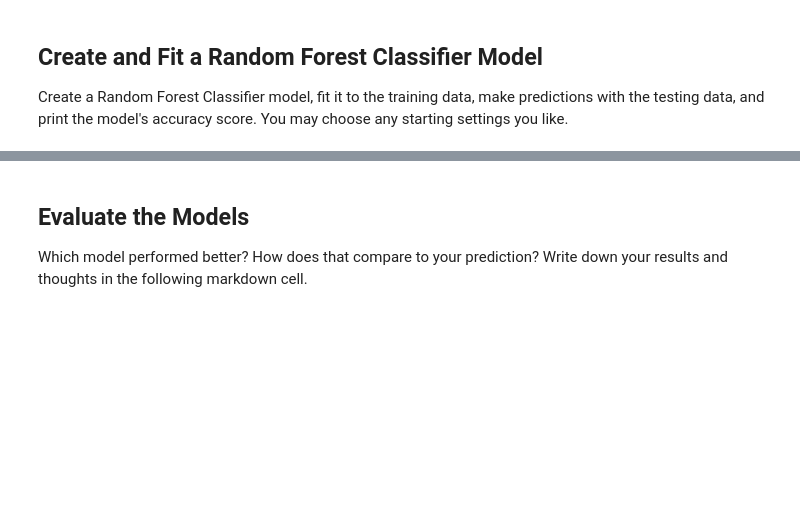
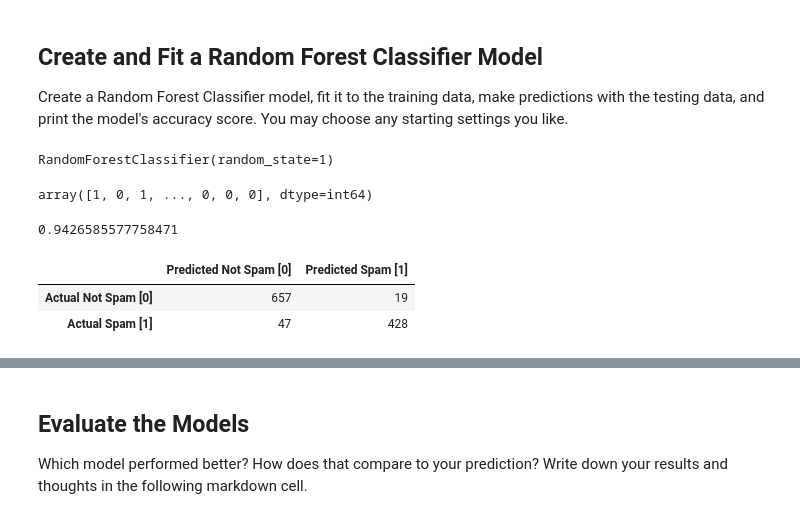
Before and after one commit to rune-encoder/classification-challenge, a Jupyter notebook: spam_detector.ipynb, the cells around one changed output, grey strips where cells are left out. Saved outputs shown, nothing was run; the diff lists cells and outputs as text; code cells hidden in the pictures; blank space fills up the shorter version.

```diff
--- a/spam_detector.ipynb
+++ b/spam_detector.ipynb
@@ -181,10 +216,42 @@ Create a Random Forest Classifier model, fit it to the training data, make predi
 # %%
 # Train a Random Forest Classifier model and print the model score
 from sklearn.ensemble import RandomForestClassifier
+
+rf_model = RandomForestClassifier(
+    random_state=1
+)
+
+rf_model.fit(X_train_scaled, y_train)
+# %% [output]
+RandomForestClassifier(random_state=1)
 # %%
 # Make and save testing predictions with the saved logistic regression model using the test data
-
+y_predictions = rf_model.predict(X_test_scaled)
 
 # Review the predictions
+y_predictions
+# %% [output]
+array([1, 0, 1, ..., 0, 0, 0], dtype=int64)
 # %%
 # Calculate the accuracy score by evaluating `y_test` vs. `testing_predictions`.
+rf_score = accuracy_score(y_test, y_predictions)
+
+rf_score
+# %% [output]
+0.9426585577758471
+# %%
+# Display the confusion matrix
+rf_matrix = confusion_matrix(y_test, y_predictions)
+
+rf_matrix_df = pd.DataFrame(
+    rf_matrix,
+    index=["Actual Not Spam [0]", "Actual Spam [1]"],
+    columns=["Predicted Not Spam [0]", "Predicted Spam [1]"]
+)
+
+
+rf_matrix_df
+# %% [output]
+|  | Predicted Not Spam [0] | Predicted Spam [1] |
+| Actual Not Spam [0] | 657 | 19 |
+| Actual Spam [1] | 47 | 428 |
```
Also changed, not shown: parts of 16 cells of this notebook.
